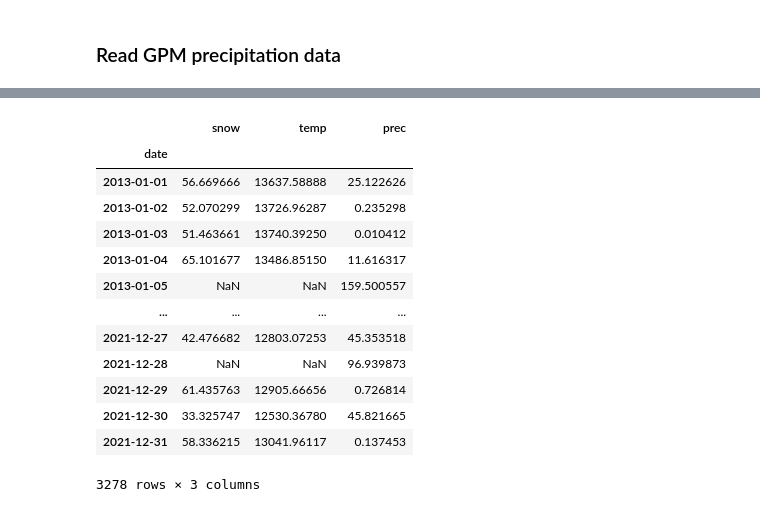
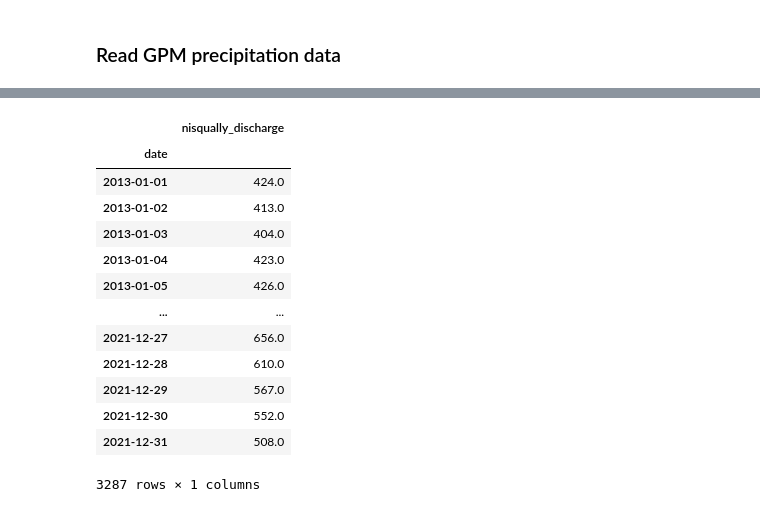
Before and after one commit to ianvd/gage-guesser, a Jupyter notebook: Prec.ipynb, the cells around one changed output, grey strips where cells are left out. Drawn from its saved outputs; the diff is of its cells as text; code cells hidden in the pictures.

```diff
--- a/Prec.ipynb
+++ b/Prec.ipynb
@@ -53,17 +86,0 @@ satellite['prec'] = prec_daily['precipitationCal']
-# %%
-satellite
-# %% [output]
-|  | snow | temp | prec |
-| date |  |  |  |
-| 2013-01-01 | 56.669666 | 13637.58888 | 25.122626 |
-| 2013-01-02 | 52.070299 | 13726.96287 | 0.235298 |
-| 2013-01-03 | 51.463661 | 13740.39250 | 0.010412 |
-| 2013-01-04 | 65.101677 | 13486.85150 | 11.616317 |
-| 2013-01-05 | NaN | NaN | 159.500557 |
-| ... | ... | ... | ... |
-| 2021-12-27 | 42.476682 | 12803.07253 | 45.353518 |
-| 2021-12-28 | NaN | NaN | 96.939873 |
-| 2021-12-29 | 61.435763 | 12905.66656 | 0.726814 |
-| 2021-12-30 | 33.325747 | 12530.36780 | 45.821665 |
-| 2021-12-31 | 58.336215 | 13041.96117 | 0.137453 |
-3278 rows × 3 columns
@@ -69,0 +109,22 @@ satellite
+# %%
+discharge = pd.DataFrame()
+discharge['date'] = nisDis['date']
+discharge['nisqually_discharge'] = nisDis['00060_Mean']
+discharge.reset_index(drop=True, inplace=True)
+discharge['date'] = pd.to_datetime(discharge['date'])
+discharge.set_index('date')
+# %% [output]
+|  | nisqually_discharge |
+| date |  |
+| 2013-01-01 | 424.0 |
+| 2013-01-02 | 413.0 |
+| 2013-01-03 | 404.0 |
+| 2013-01-04 | 423.0 |
+| 2013-01-05 | 426.0 |
+| ... | ... |
+| 2021-12-27 | 656.0 |
+| 2021-12-28 | 610.0 |
+| 2021-12-29 | 567.0 |
+| 2021-12-30 | 552.0 |
+| 2021-12-31 | 508.0 |
+3287 rows × 1 columns
```
Also changed, not shown: parts of 21 cells of this notebook.
